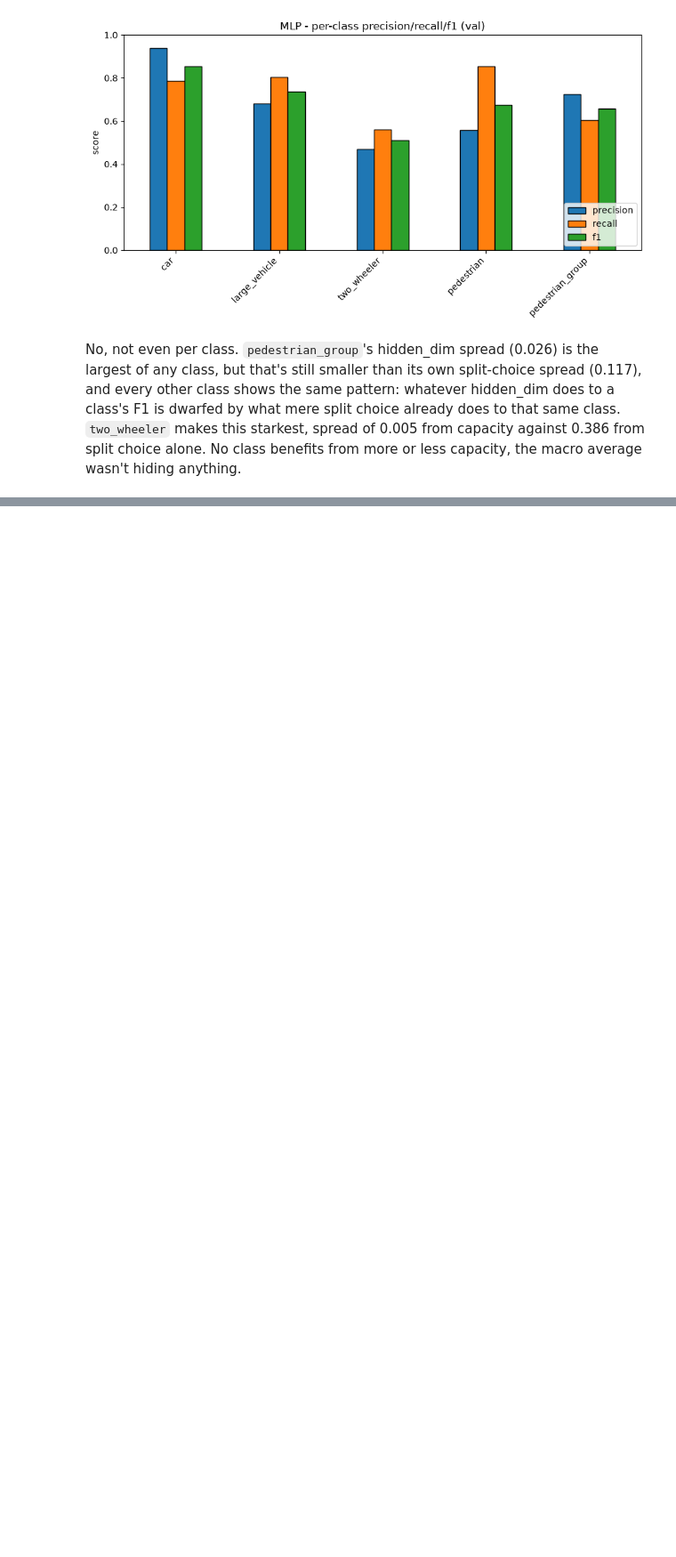
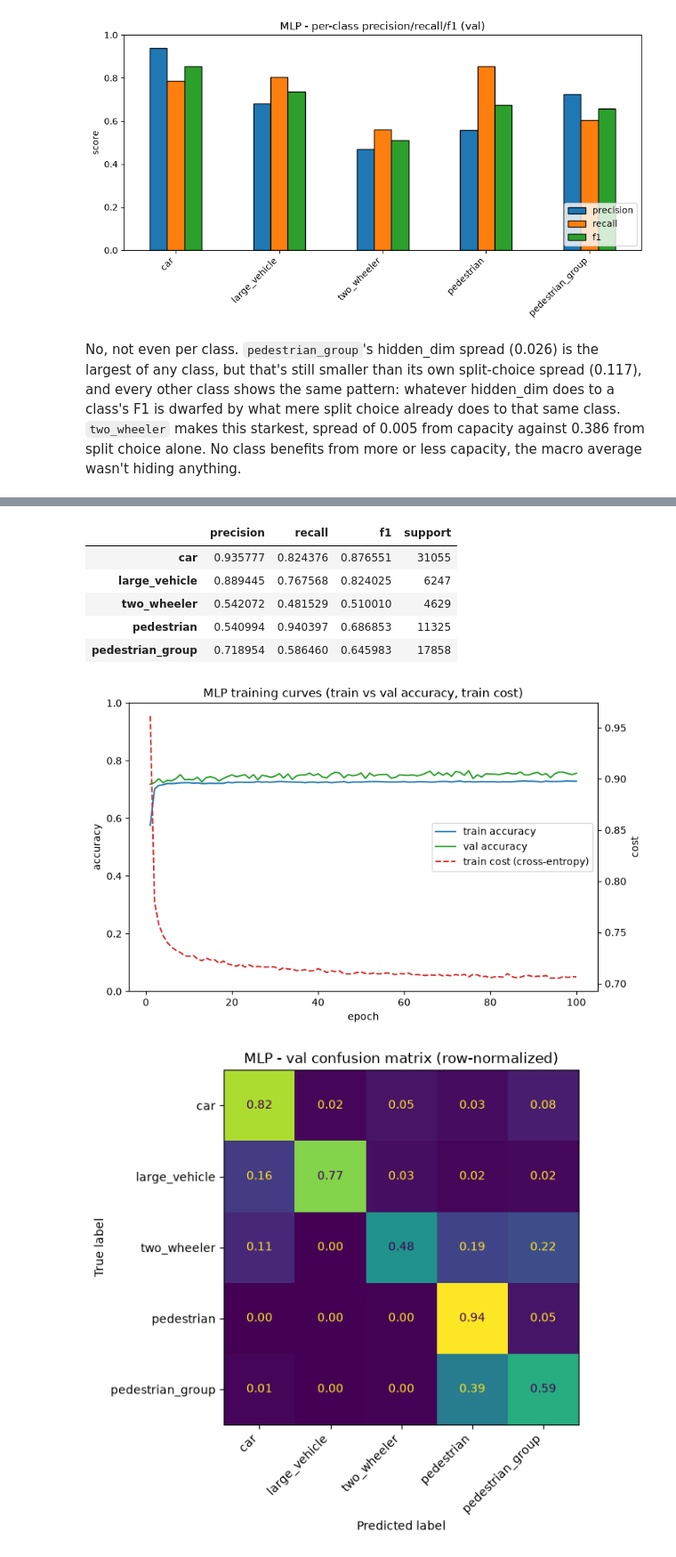
Before and after one commit to brunopinto900/radar-ml-autonomous-driving, a Jupyter notebook: notebooks/mlp_classifier.ipynb, the cells around one changed output, grey strips where cells are left out. Shown at 89% size. Saved outputs shown, nothing was run; the diff lists cells and outputs as text; code cells hidden in the pictures; blank space fills up the shorter version.

```diff
--- a/notebooks/mlp_classifier.ipynb
+++ b/notebooks/mlp_classifier.ipynb
@@ -417,0 +424,5 @@ No, not even per class. `pedestrian_group`'s hidden_dim spread (0.026) is the la
+# %%
+# cached, no retraining - the fixed (batch_norm + eased dropout + higher lr) config
+_, _, deep10_metrics, _, _ = run_variant(df, "deep10")
+deep10_metrics
+# %% [output]
@@ -417,0 +441,8 @@ No, not even per class. `pedestrian_group`'s hidden_dim spread (0.026) is the la
+|  | precision | recall | f1 | support |
+| car | 0.935777 | 0.824376 | 0.876551 | 31055 |
+| large_vehicle | 0.889445 | 0.767568 | 0.824025 | 6247 |
+| two_wheeler | 0.542072 | 0.481529 | 0.510010 | 4629 |
+| pedestrian | 0.540994 | 0.940397 | 0.686853 | 11325 |
+| pedestrian_group | 0.718954 | 0.586460 | 0.645983 | 17858 |
+[figure, added]
+[figure, added]
```
Also changed, not shown: parts of 6 cells of this notebook, 5 other files.
